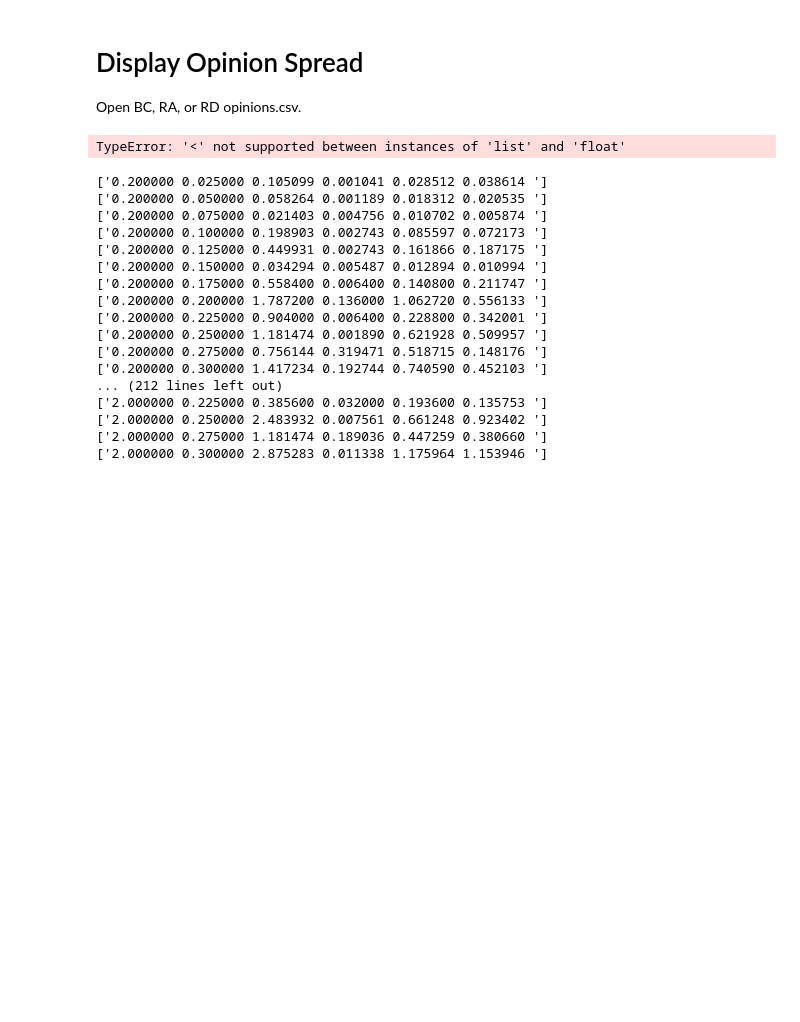
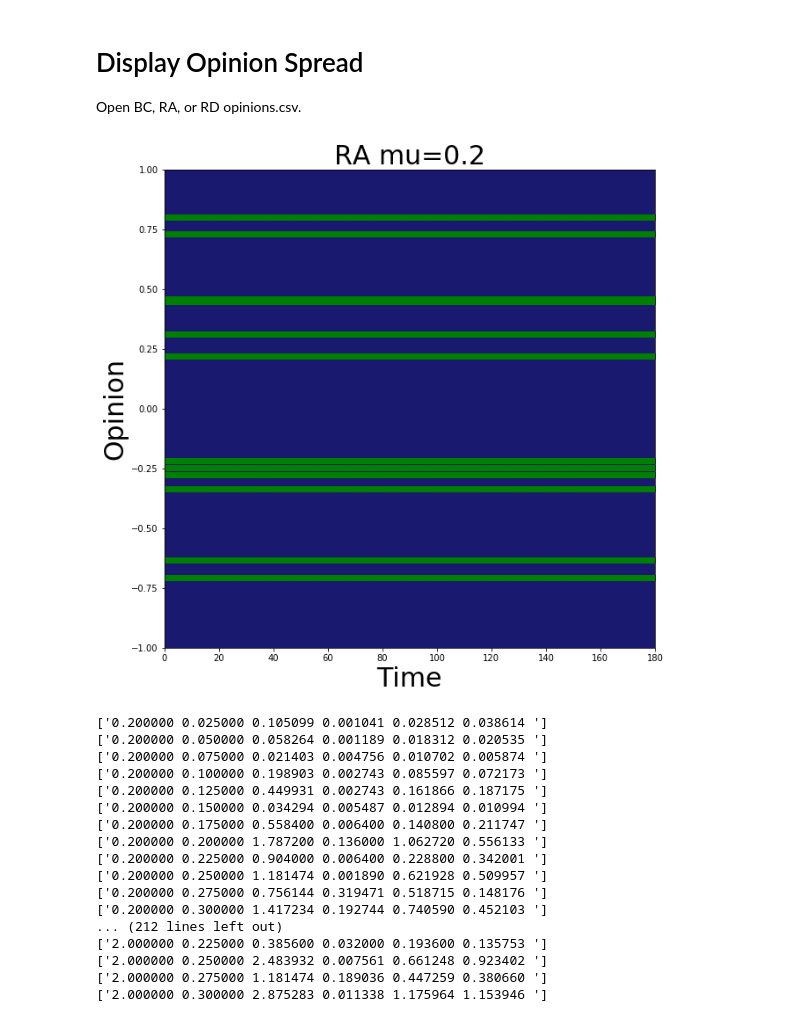
Before and after one commit to ken-neth/opinion_dynamics_BSE, a Jupyter notebook: data analysis.ipynb, the cells around one changed output. Saved outputs shown, nothing was run; the diff lists cells and outputs as text; code cells hidden in the pictures; blank space fills up the shorter version.

```diff
--- a/data analysis.ipynb
+++ b/data analysis.ipynb
@@ -75,46 +85,46 @@ step = []
 opinions = []
 cs = []
 
-model_name = 'BC'
+model_name = 'RA'
 
 with open(model_name+'opinions.csv') as csv_file:
     readCSV = csv.reader(csv_file, delimiter=',')
     for row in readCSV:
         ntime=row[1]
         for opinion in row[4:]:
             if opinion != ' ':
                 opinions.append(float(opinion))
                 step.append(float(ntime))
 
 # sub_op = []
 # sub_step = []
 # for i in range(len(opinions)):
 #     if step[i] == 0:
 #         sub_op.append(opinions[i]*100)
 #         sub_step.append(0)
 
 cmap = matplotlib.colors.ListedColormap(["red","orange","gold","gold", "gold","gold", "orange","red"])
 
 
 upper = 0.8
 lower = -0.8
-supper = np.ma.masked_where(opinions < upper, opinions)
-slower = np.ma.masked_where(opinions > lower, opinions)
-smiddle = np.ma.masked_where((opinions < lower) | (opinions > upper), opinions)
+# supper = np.ma.masked_where(opinions < upper, opinions)
+# slower = np.ma.masked_where(opinions > lower, opinions)
+# smiddle = np.ma.masked_where((opinions < lower) | (opinions > upper), opinions)
 
 figure(3, figsize=(10,10))
 xlabel('Time', fontsize=30)
 ylabel('Opinion', fontsize=30)
 title(model_name +" mu=0.2", fontsize=30)
-p3 = scatter(step, smiddle, step, slower, step, supper)
+# p3 = scatter(step, smiddle, step, slower, step, supper)
 ax=axes()
 ax.set_facecolor('midnightblue')
-# p3 = scatter(step, opinions, c="green")
+p3 = scatter(step, opinions, c="green")
 xlim(xmin=0, xmax=180)
 ylim(ymin=-1, ymax=1)
 show()
 # %% [output]
-TypeError: '<' not supported between instances of 'list' and 'float'
+[figure, added]
 # %%
 with open('ymetric.csv') as csv_file:
     readCSV = csv.reader(csv_file, delimiter=',')
```
Also changed, not shown: parts of 4 cells of this notebook, 9 other files.
